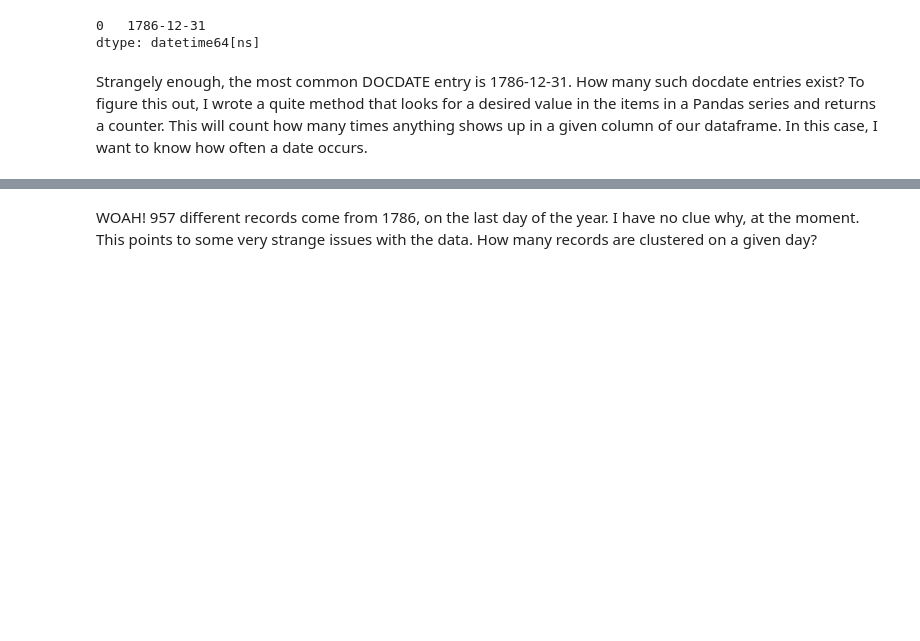
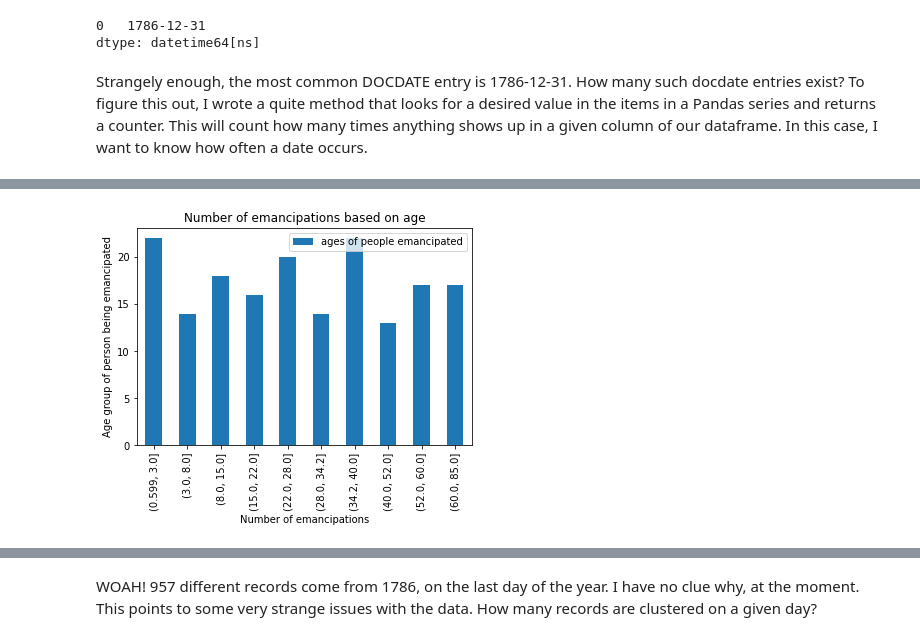
Before and after one commit to janneyt/Slave-Experience-Data-Analysis, a Jupyter notebook: SlaveExperienceLouisianaPart1(1).ipynb, the cells around one changed output, grey strips where cells are left out. Cells and saved outputs as stored; diff of their text form; code cells hidden in the pictures; blank space fills up the shorter version.

```diff
--- a/SlaveExperienceLouisianaPart1(1).ipynb
+++ b/SlaveExperienceLouisianaPart1(1).ipynb
@@ -1112,0 +1230,4 @@ def search_for_value(series, desired):
+# %%
+num_df['ALITTLE'] = num_df['ALITTLE'].replace(-1,0)
+# %%
+num_df['MATE'] = num_df['MATE'].replace(-1,0)
@@ -1112,0 +1258,2 @@ def search_for_value(series, desired):
+# %%
+num_df['YEAR'] = df['YEAR'].astype('int')
@@ -1112,0 +1306,2 @@ def search_for_value(series, desired):
+# %%
+emancipations_by_age = num_df['AGE'].loc[num_df['EMANCIP']==1] #.value_counts().sort_index()
@@ -1112,0 +1330,19 @@ def search_for_value(series, desired):
+# %%
+# Plot men and women sold per year
+emancipations_by_age = emancipations_by_age.loc[emancipations_by_age > 0]
+
+
+# Divide into 20 bins of roughly 4-5 years age difference
+emancipations_by_age_cut = pd.qcut(emancipations_by_age, 10)
+
+emancipations_by_age_cut.value_counts()
+
+emancipations_by_age_cut.value_counts().sort_index().plot(label='ages of people emancipated',kind='bar')
+plt.title("Number of emancipations based on age")
+plt.xlabel("Number of emancipations")
+plt.ylabel("Age group of person being emancipated")
+plt.legend()
+
+plt.show()
+# %% [output]
+[figure, added]
```
Also changed, not shown: parts of 297 cells of this notebook.
